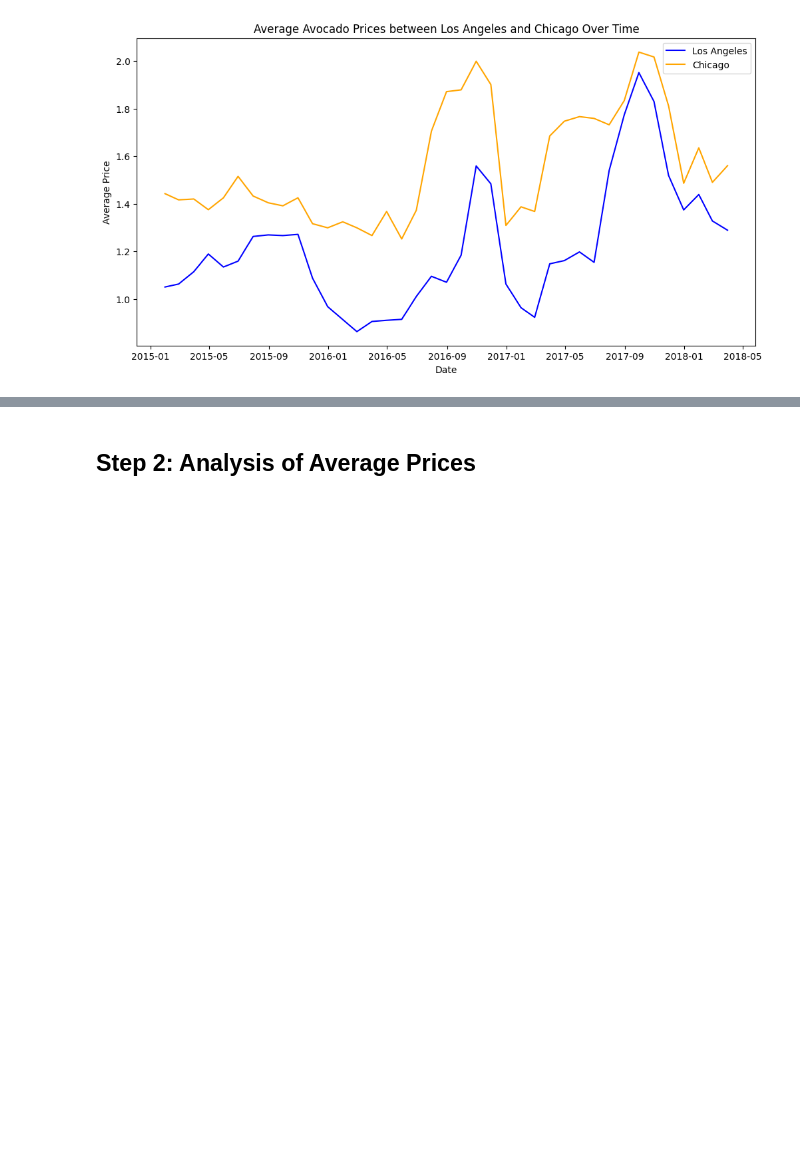
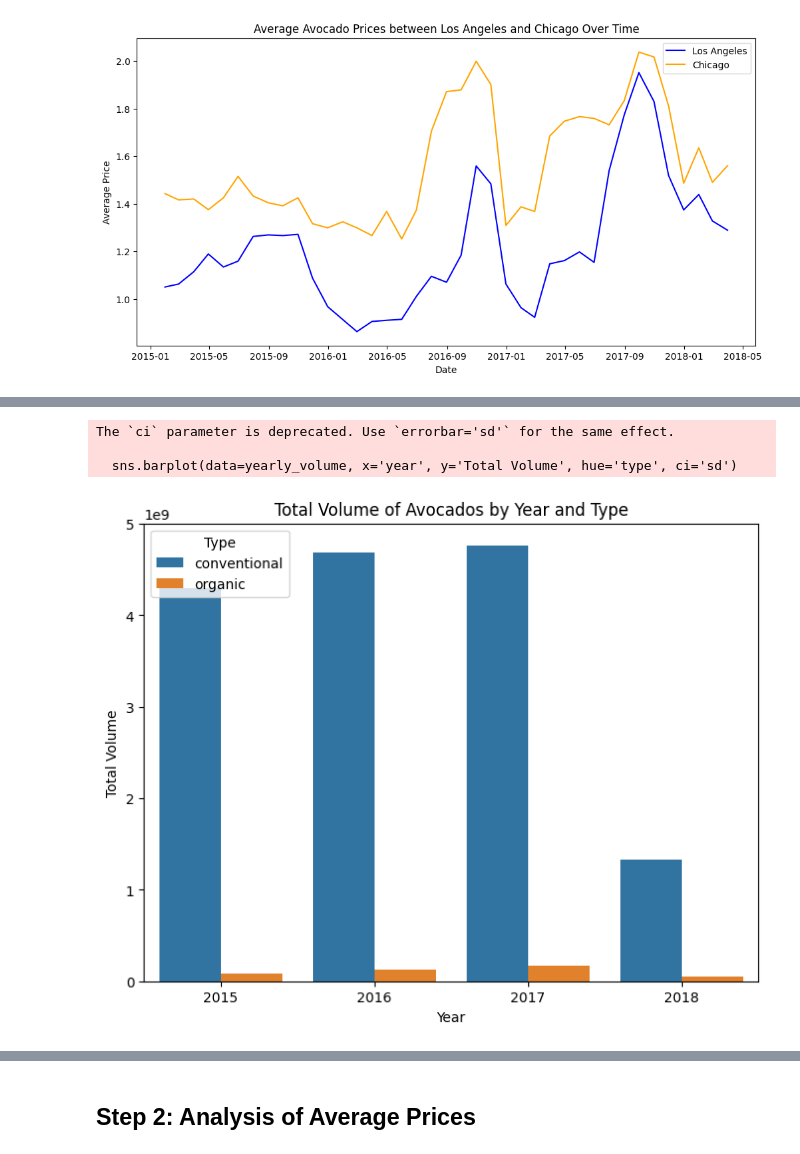
Before and after one commit to utkarsh369gupta/avacadopriceprediction, a Jupyter notebook: avocado_prices.ipynb, the cells around one changed output, grey strips where cells are left out. Saved outputs shown, nothing was run; the diff lists cells and outputs as text; code cells hidden in the pictures; blank space fills up the shorter version.

```diff
--- a/avocado_prices.ipynb
+++ b/avocado_prices.ipynb
@@ -82,0 +105,27 @@ plt.show()
+# %%
+import pandas as pd
+import matplotlib.pyplot as plt
+import seaborn as sns
+
+avocado_data = pd.read_csv("avocado.csv")
+
+# Group data by 'year' and 'type' and calculate the total volume for each group
+yearly_volume = avocado_data.groupby(['year', 'type'])['Total Volume'].sum().reset_index()
+
+# Plotting the bar chart
+plt.figure(figsize=(8, 6))
+sns.barplot(data=yearly_volume, x='year', y='Total Volume', hue='type', ci='sd')
+
+# Add labels and title
+plt.xlabel("Year")
+plt.ylabel("Total Volume")
+plt.title("Total Volume of Avocados by Year and Type")
+plt.legend(title="Type", loc="upper left")
+
+# Display the chart
+plt.show()
+# %% [output]
+The `ci` parameter is deprecated. Use `errorbar='sd'` for the same effect.
+
+  sns.barplot(data=yearly_volume, x='year', y='Total Volume', hue='type', ci='sd')
+[figure, added]
```
Also changed, not shown: parts of 4 cells of this notebook, 5 other files.
